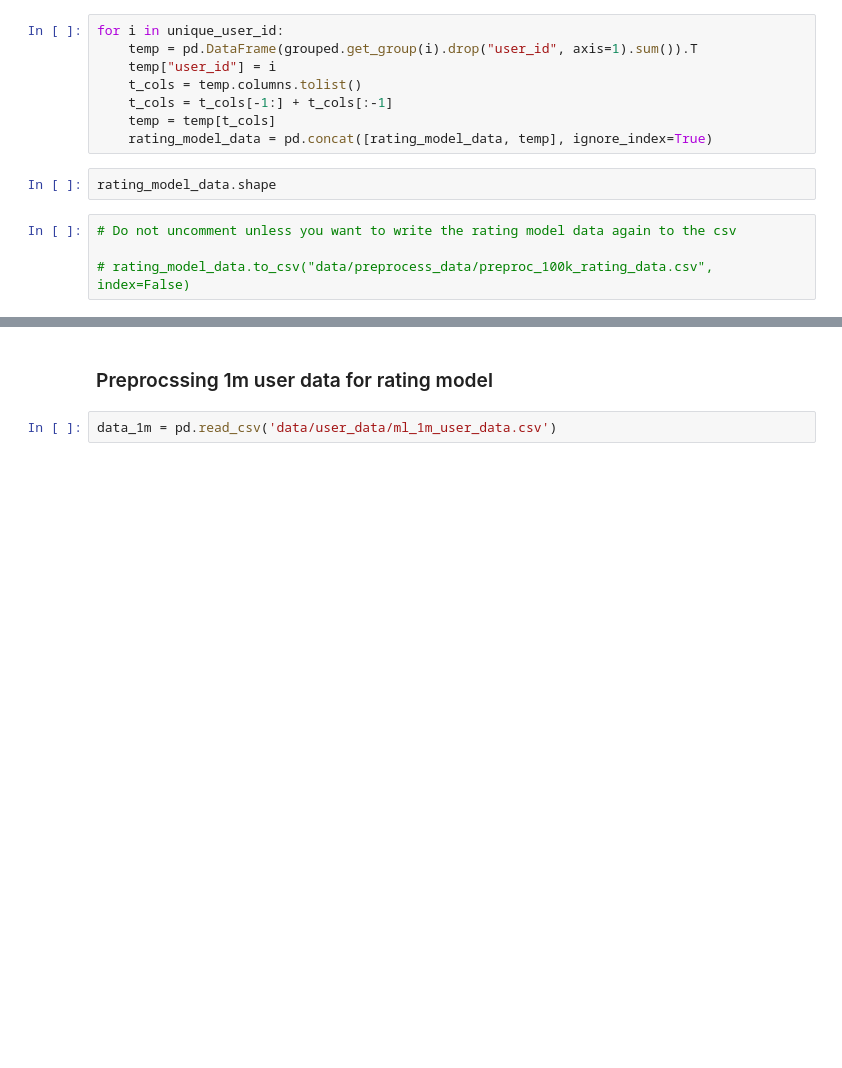
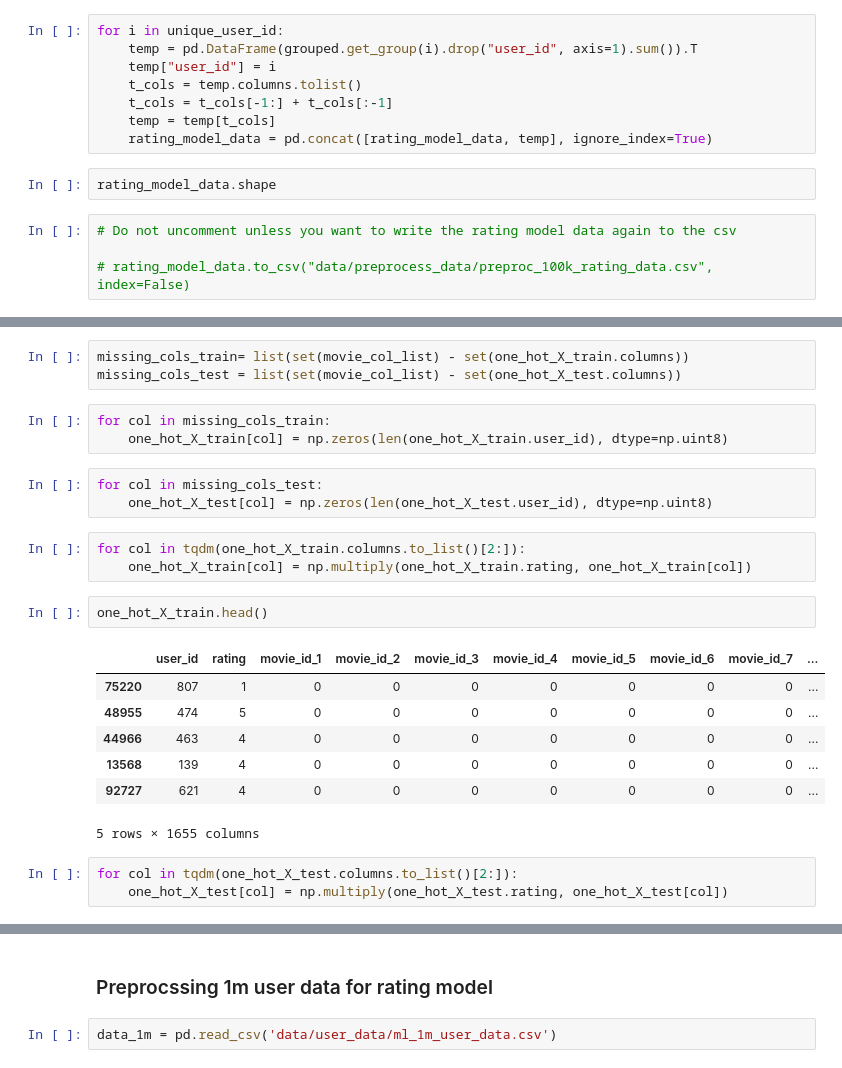
Before and after one commit to agnivad/causal-inference-movie-recommender, a Jupyter notebook: Data_processing.ipynb, the cells around one changed output, grey strips where cells are left out. Cells and saved outputs as stored; diff of their text form; blank space fills up the shorter version.

```diff
--- a/Data_processing.ipynb
+++ b/Data_processing.ipynb
@@ -188,0 +410,25 @@ rating_model_data.shape
+# %%
+missing_cols_train= list(set(movie_col_list) - set(one_hot_X_train.columns))
+missing_cols_test = list(set(movie_col_list) - set(one_hot_X_test.columns))
+# %%
+for col in missing_cols_train:
+    one_hot_X_train[col] = np.zeros(len(one_hot_X_train.user_id), dtype=np.uint8)
+# %%
+for col in missing_cols_test:
+    one_hot_X_test[col] = np.zeros(len(one_hot_X_test.user_id), dtype=np.uint8)
+# %%
+for col in tqdm(one_hot_X_train.columns.to_list()[2:]):
+    one_hot_X_train[col] = np.multiply(one_hot_X_train.rating, one_hot_X_train[col])
+# %%
+one_hot_X_train.head()
+# %% [output]
+|  | user_id | rating | movie_id_1 | movie_id_2 | movie_id_3 | movie_id_4 | movie_id_5 | movie_id_6 | movie_id_7 | ... |
+| 75220 | 807 | 1 | 0 | 0 | 0 | 0 | 0 | 0 | 0 | ... |
+| 48955 | 474 | 5 | 0 | 0 | 0 | 0 | 0 | 0 | 0 | ... |
+| 44966 | 463 | 4 | 0 | 0 | 0 | 0 | 0 | 0 | 0 | ... |
+| 13568 | 139 | 4 | 0 | 0 | 0 | 0 | 0 | 0 | 0 | ... |
+| 92727 | 621 | 4 | 0 | 0 | 0 | 0 | 0 | 0 | 0 | ... |
+5 rows × 1655 columns
+# %%
+for col in tqdm(one_hot_X_test.columns.to_list()[2:]):
+    one_hot_X_test[col] = np.multiply(one_hot_X_test.rating, one_hot_X_test[col])
```
Also changed, not shown: parts of 78 cells of this notebook, 8 other files.
